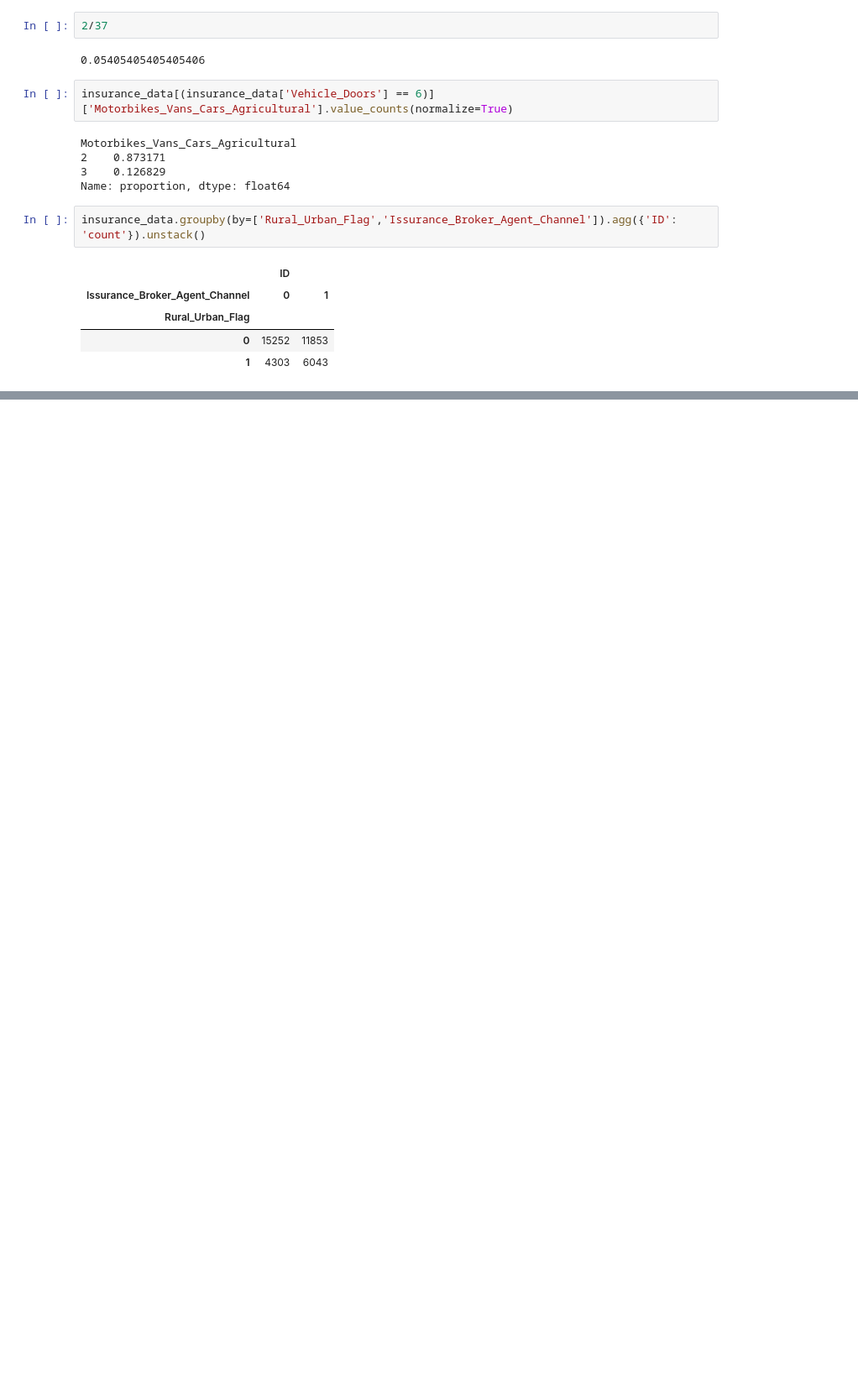
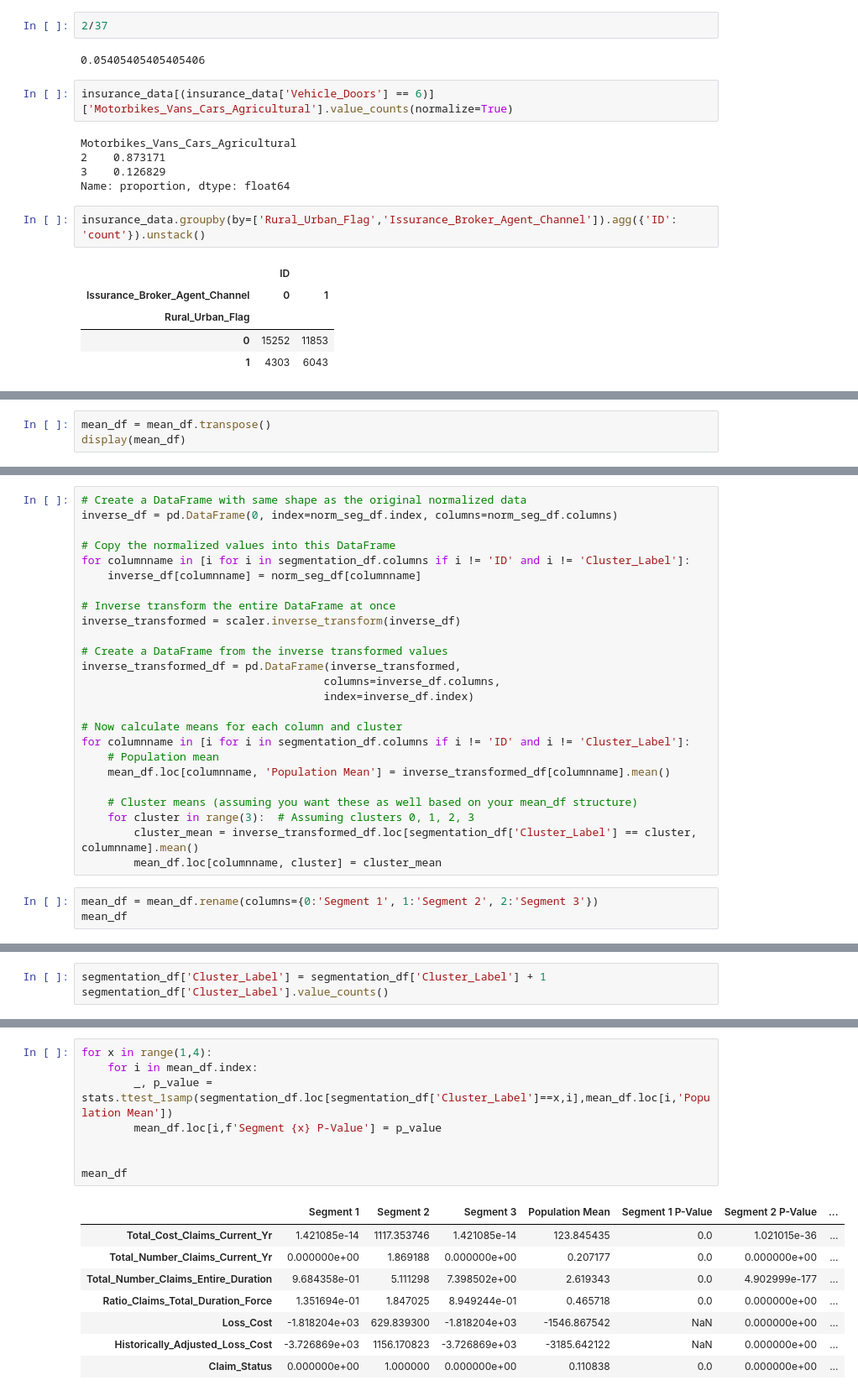
Before and after one commit to vivan-doshi/Insurance_claims, a Jupyter notebook: 02_Exploration_notebook/exploring.ipynb, the cells around one changed output, grey strips where cells are left out. Shown: that part at 84% size. Drawn from its saved outputs; the diff is of its cells as text; blank space fills up the shorter version.

```diff
--- a/02_Exploration_notebook/exploring.ipynb
+++ b/02_Exploration_notebook/exploring.ipynb
@@ -884,0 +1021,3 @@ insurance_data.groupby(by=['Rural_Urban_Flag','Issurance_Broker_Agent_Channel'])
+# %%
+mean_df = mean_df.transpose()
+display(mean_df)
@@ -884,0 +1033,28 @@ insurance_data.groupby(by=['Rural_Urban_Flag','Issurance_Broker_Agent_Channel'])
+# %%
+# Create a DataFrame with same shape as the original normalized data
+inverse_df = pd.DataFrame(0, index=norm_seg_df.index, columns=norm_seg_df.columns)
+
+# Copy the normalized values into this DataFrame
+for columnname in [i for i in segmentation_df.columns if i != 'ID' and i != 'Cluster_Label']:
+    inverse_df[columnname] = norm_seg_df[columnname]
+
+# Inverse transform the entire DataFrame at once
+inverse_transformed = scaler.inverse_transform(inverse_df)
+
+# Create a DataFrame from the inverse transformed values
+inverse_transformed_df = pd.DataFrame(inverse_transformed,
+                                     columns=inverse_df.columns,
+                                     index=inverse_df.index)
+
+# Now calculate means for each column and cluster
+for columnname in [i for i in segmentation_df.columns if i != 'ID' and i != 'Cluster_Label']:
+    # Population mean
+    mean_df.loc[columnname, 'Population Mean'] = inverse_transformed_df[columnname].mean()
+
+    # Cluster means (assuming you want these as well based on your mean_df structure)
+    for cluster in range(3):  # Assuming clusters 0, 1, 2, 3
+        cluster_mean = inverse_transformed_df.loc[segmentation_df['Cluster_Label'] == cluster, columnname].mean()
+        mean_df.loc[columnname, cluster] = cluster_mean
+# %%
+mean_df = mean_df.rename(columns={0:'Segment 1', 1:'Segment 2', 2:'Segment 3'})
+mean_df
@@ -884,0 +1070,3 @@ insurance_data.groupby(by=['Rural_Urban_Flag','Issurance_Broker_Agent_Channel'])
+# %%
+segmentation_df['Cluster_Label'] = segmentation_df['Cluster_Label'] + 1
+segmentation_df['Cluster_Label'].value_counts()
@@ -884,0 +1084,17 @@ insurance_data.groupby(by=['Rural_Urban_Flag','Issurance_Broker_Agent_Channel'])
+# %%
+for x in range(1,4):
+    for i in mean_df.index:
+        _, p_value = stats.ttest_1samp(segmentation_df.loc[segmentation_df['Cluster_Label']==x,i],mean_df.loc[i,'Population Mean'])
+        mean_df.loc[i,f'Segment {x} P-Value'] = p_value
+
+
+mean_df
+# %% [output]
+|  | Segment 1 | Segment 2 | Segment 3 | Population Mean | Segment 1 P-Value | Segment 2 P-Value | ... |
+| Total_Cost_Claims_Current_Yr | 1.421085e-14 | 1117.353746 | 1.421085e-14 | 123.845435 | 0.0 | 1.021015e-36 | ... |
+| Total_Number_Claims_Current_Yr | 0.000000e+00 | 1.869188 | 0.000000e+00 | 0.207177 | 0.0 | 0.000000e+00 | ... |
+| Total_Number_Claims_Entire_Duration | 9.684358e-01 | 5.111298 | 7.398502e+00 | 2.619343 | 0.0 | 4.902999e-177 | ... |
+| Ratio_Claims_Total_Duration_Force | 1.351694e-01 | 1.847025 | 8.949244e-01 | 0.465718 | 0.0 | 0.000000e+00 | ... |
+| Loss_Cost | -1.818204e+03 | 629.839300 | -1.818204e+03 | -1546.867542 | NaN | 0.000000e+00 | ... |
+| Historically_Adjusted_Loss_Cost | -3.726869e+03 | 1156.170823 | -3.726869e+03 | -3185.642122 | NaN | 0.000000e+00 | ... |
+| Claim_Status | 0.000000e+00 | 1.000000 | 0.000000e+00 | 0.110838 | 0.0 | 0.000000e+00 | ... |
```
Also changed, not shown: parts of 8 cells of this notebook, 1 other file.
